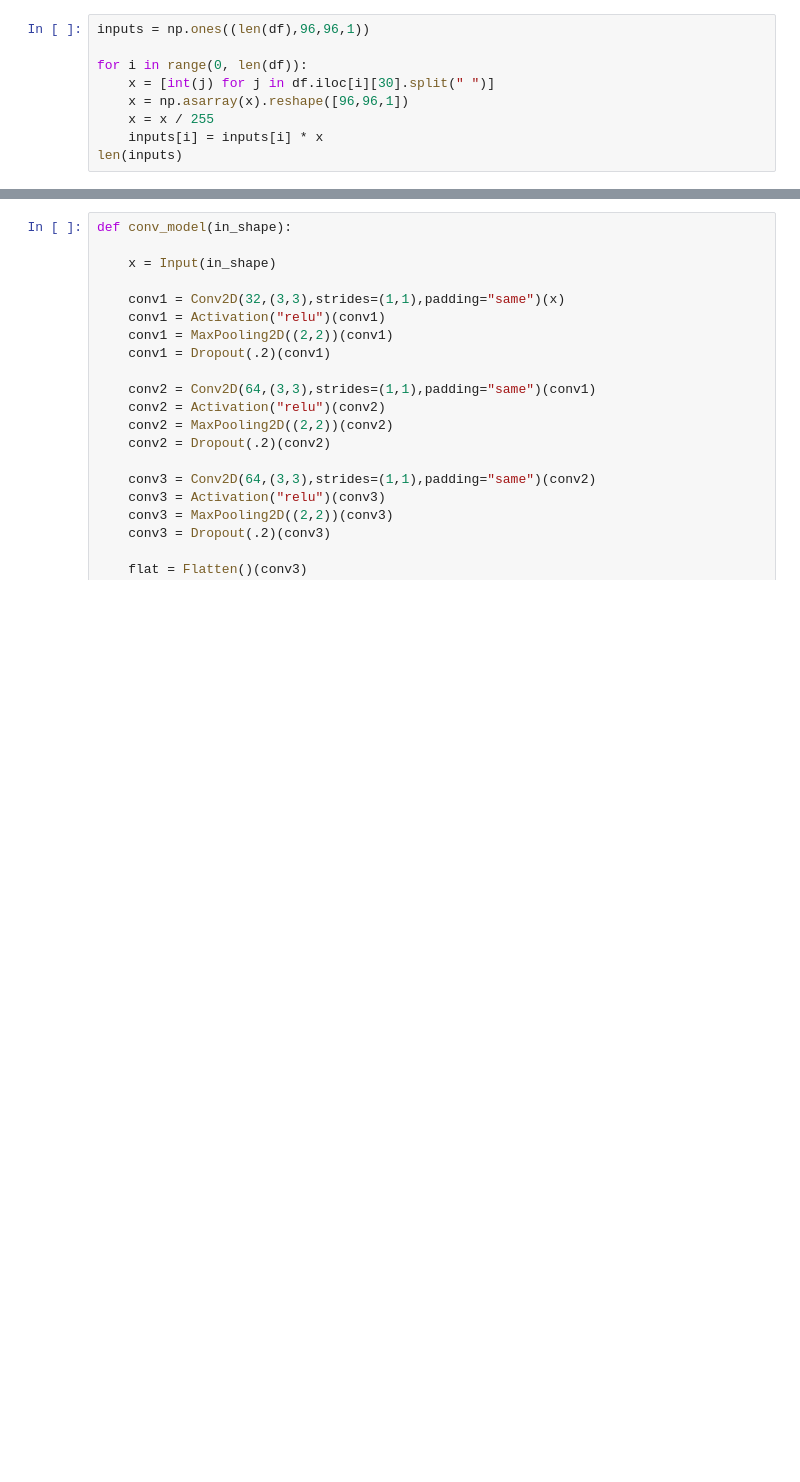
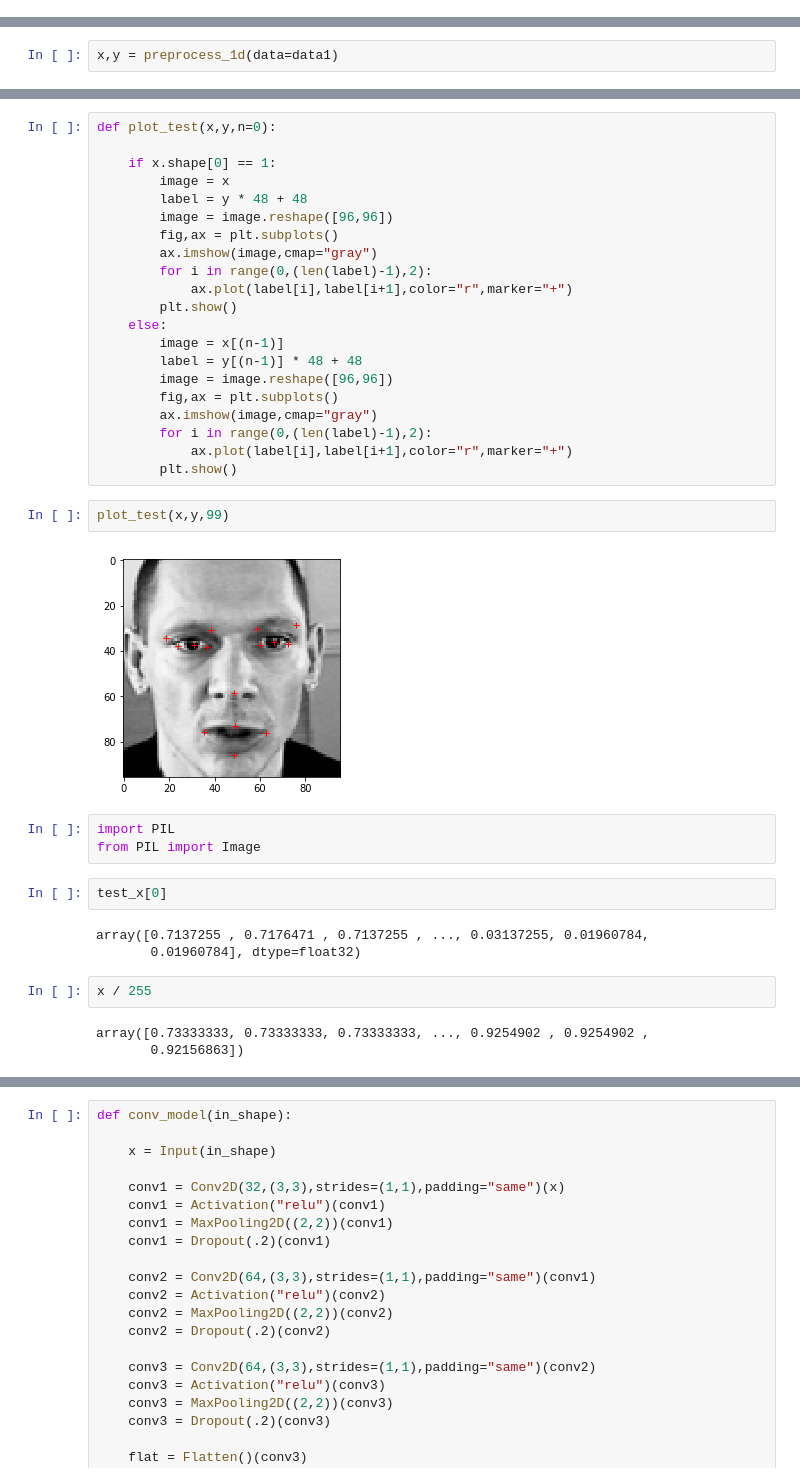
Before and after one commit to aurelius23/facial_keypoint_detection, a Jupyter notebook: facial.ipynb, the cells around one changed output, grey strips where cells are left out. Cells and saved outputs as stored; diff of their text form; blank space fills up the shorter version.

```diff
--- a/facial.ipynb
+++ b/facial.ipynb
@@ -520,9 +0,0 @@ len(labels)
-# %%
-inputs = np.ones((len(df),96,96,1))
-
-for i in range(0, len(df)):
-    x = [int(j) for j in df.iloc[i][30].split(" ")]
-    x = np.asarray(x).reshape([96,96,1])
-    x = x / 255
-    inputs[i] = inputs[i] * x
-len(inputs)
@@ -577,0 +65,2 @@ train_x2, train_y2, test_x2, test_y2 = preprocess_2d(data,.7)
+# %%
+x,y = preprocess_1d(data=data1)
@@ -577,0 +121,38 @@ train_x2, train_y2, test_x2, test_y2 = preprocess_2d(data,.7)
+# %%
+def plot_test(x,y,n=0):
+
+    if x.shape[0] == 1:
+        image = x
+        label = y * 48 + 48
+        image = image.reshape([96,96])
+        fig,ax = plt.subplots()
+        ax.imshow(image,cmap="gray")
+        for i in range(0,(len(label)-1),2):
+            ax.plot(label[i],label[i+1],color="r",marker="+")
+        plt.show()
+    else:
+        image = x[(n-1)]
+        label = y[(n-1)] * 48 + 48
+        image = image.reshape([96,96])
+        fig,ax = plt.subplots()
+        ax.imshow(image,cmap="gray")
+        for i in range(0,(len(label)-1),2):
+            ax.plot(label[i],label[i+1],color="r",marker="+")
+        plt.show()
+# %%
+plot_test(x,y,99)
+# %% [output]
+[figure, added]
+# %%
+import PIL
+from PIL import Image
+# %%
+test_x[0]
+# %% [output]
+array([0.7137255 , 0.7176471 , 0.7137255 , ..., 0.03137255, 0.01960784,
+       0.01960784], dtype=float32)
+# %%
+x / 255
+# %% [output]
+array([0.73333333, 0.73333333, 0.73333333, ..., 0.9254902 , 0.9254902 ,
+       0.92156863])
```
Also changed, not shown: parts of 78 cells of this notebook.
